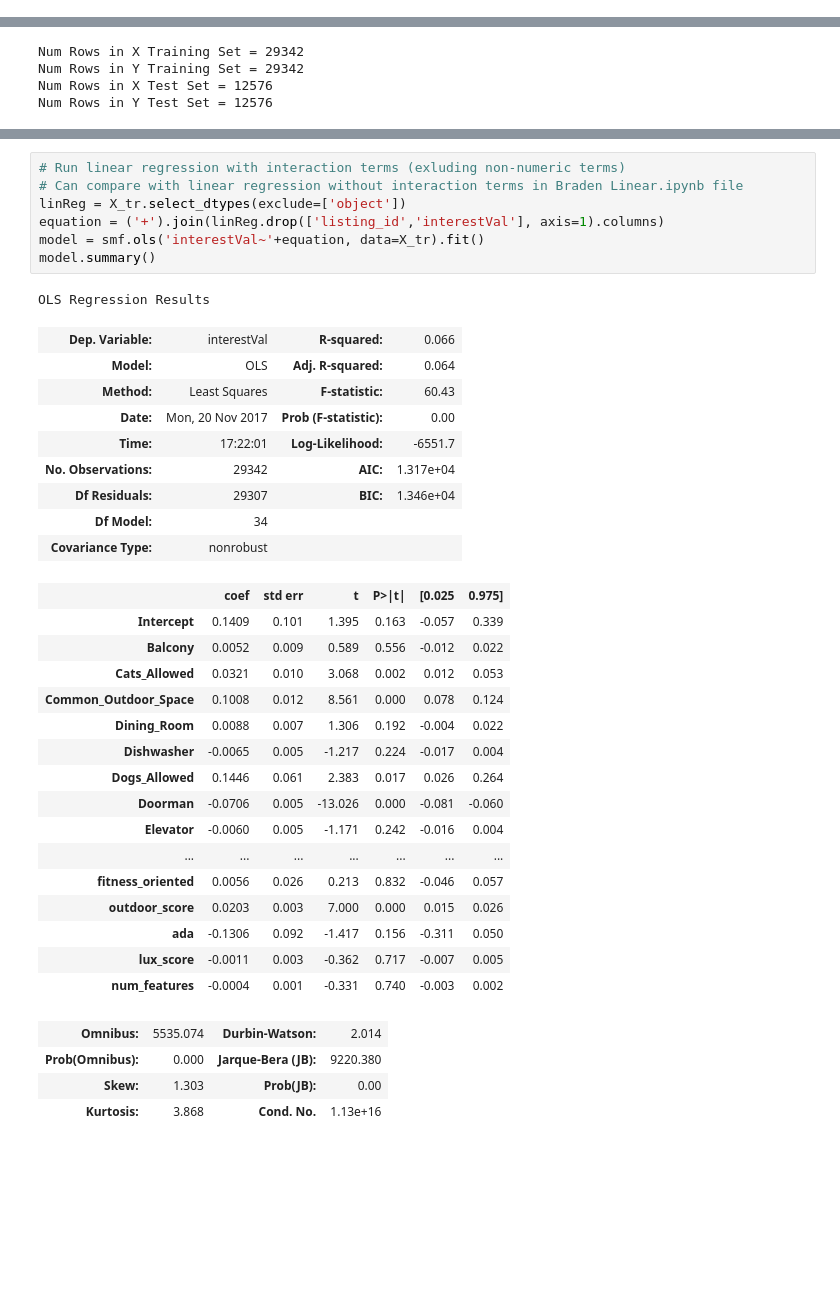
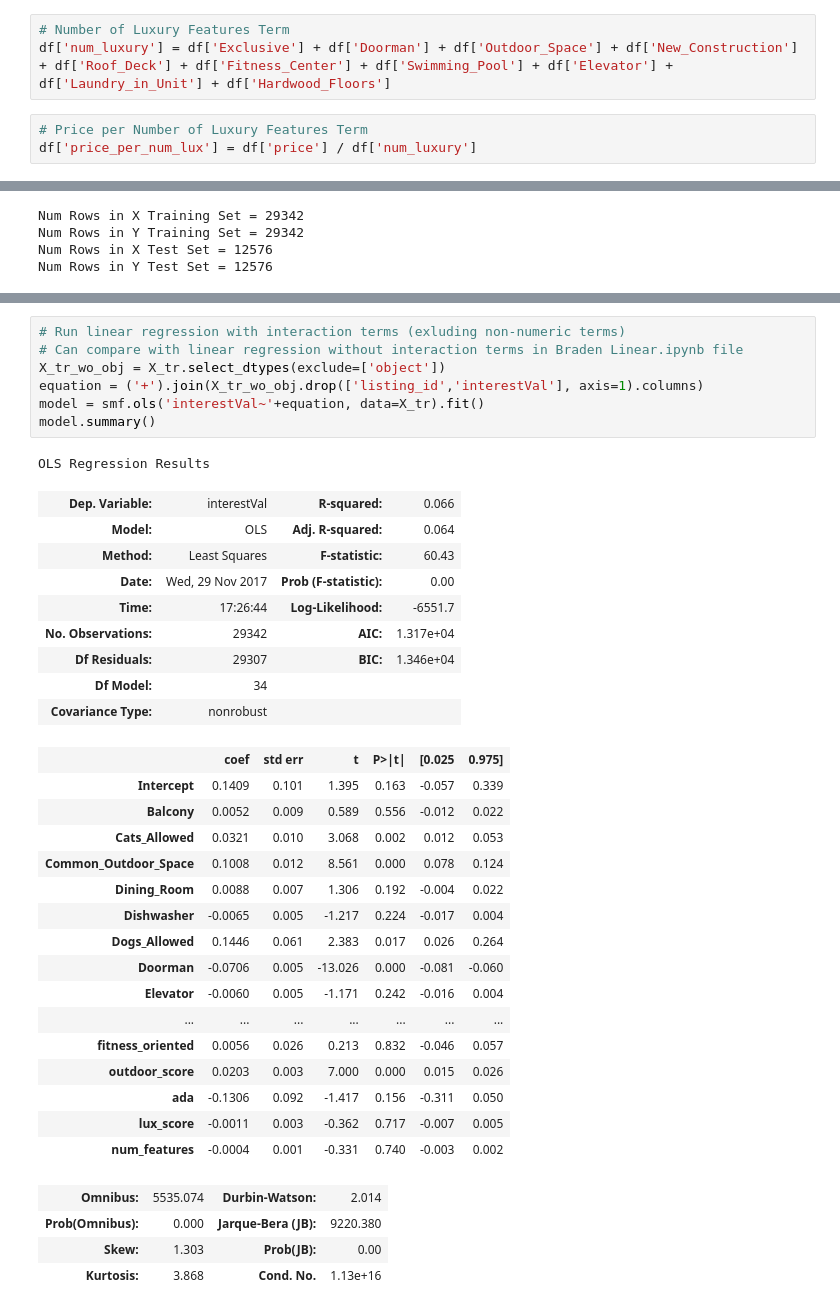
Before and after one commit to bfine9618/PredictingInterestLevel, a Jupyter notebook: Brooke_Interaction_Terms.ipynb, the cells around one changed output, grey strips where cells are left out. Cells and saved outputs as stored; diff of their text form; blank space fills up the shorter version.

Commit message:
'new_interact_terms_and_run_ridge_and_lasso'

```diff
--- a/Brooke_Interaction_Terms.ipynb
+++ b/Brooke_Interaction_Terms.ipynb
@@ -91,3 +98,9 @@ sns.pairplot(df, x_vars=['interestVal'], y_vars=['ada', 'lux_score', 'num_featur
 [figure]
 # %% [markdown]
 It is interesting that a higher number of features doesn't seem to indicate more interest.  The highest number of features indicate medium amount of interest.  All interest levels seems to have these "luxury features" so maybe these aren't good indications of luxury.
+# %%
+# Number of Luxury Features Term
+df['num_luxury'] = df['Exclusive'] + df['Doorman'] + df['Outdoor_Space'] + df['New_Construction'] + df['Roof_Deck'] + df['Fitness_Center'] + df['Swimming_Pool'] + df['Elevator'] + df['Laundry_in_Unit'] + df['Hardwood_Floors']
+# %%
+# Price per Number of Luxury Features Term
+df['price_per_num_lux'] = df['price'] / df['num_luxury']
@@ -106,17 +134,17 @@ Num Rows in Y Test Set = 12576
 # %%
 # Run linear regression with interaction terms (exluding non-numeric terms)
 # Can compare with linear regression without interaction terms in Braden Linear.ipynb file
-linReg = X_tr.select_dtypes(exclude=['object'])
-equation = ('+').join(linReg.drop(['listing_id','interestVal'], axis=1).columns)
+X_tr_wo_obj = X_tr.select_dtypes(exclude=['object'])
+equation = ('+').join(X_tr_wo_obj.drop(['listing_id','interestVal'], axis=1).columns)
 model = smf.ols('interestVal~'+equation, data=X_tr).fit()
 model.summary()
 # %% [output]
 OLS Regression Results
 | Dep. Variable: | interestVal | R-squared: | 0.066 |
 | Model: | OLS | Adj. R-squared: | 0.064 |
 | Method: | Least Squares | F-statistic: | 60.43 |
-| Date: | Mon, 20 Nov 2017 | Prob (F-statistic): | 0.00 |
-| Time: | 17:22:01 | Log-Likelihood: | -6551.7 |
+| Date: | Wed, 29 Nov 2017 | Prob (F-statistic): | 0.00 |
+| Time: | 17:26:44 | Log-Likelihood: | -6551.7 |
 | No. Observations: | 29342 | AIC: | 1.317e+04 |
 | Df Residuals: | 29307 | BIC: | 1.346e+04 |
 | Df Model: | 34 |  |  |
```
Also changed, not shown: parts of 27 cells of this notebook, 1 other file.
